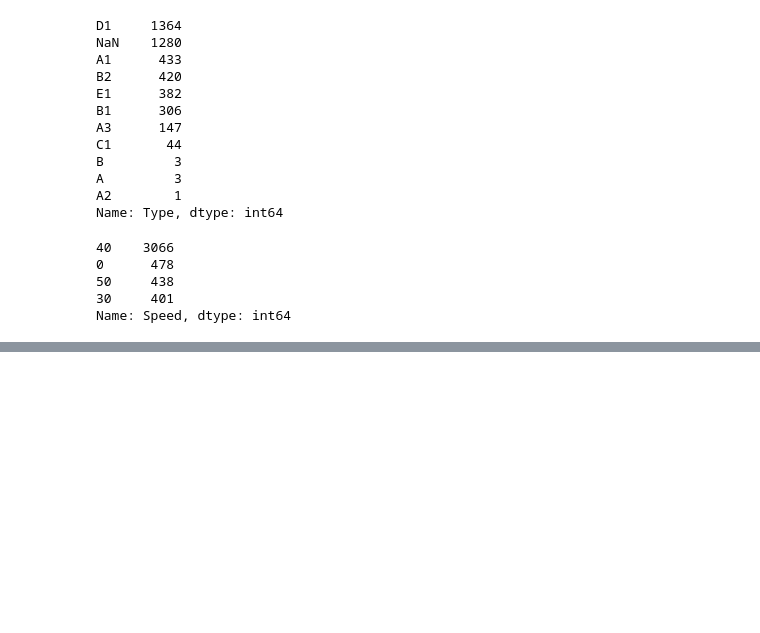
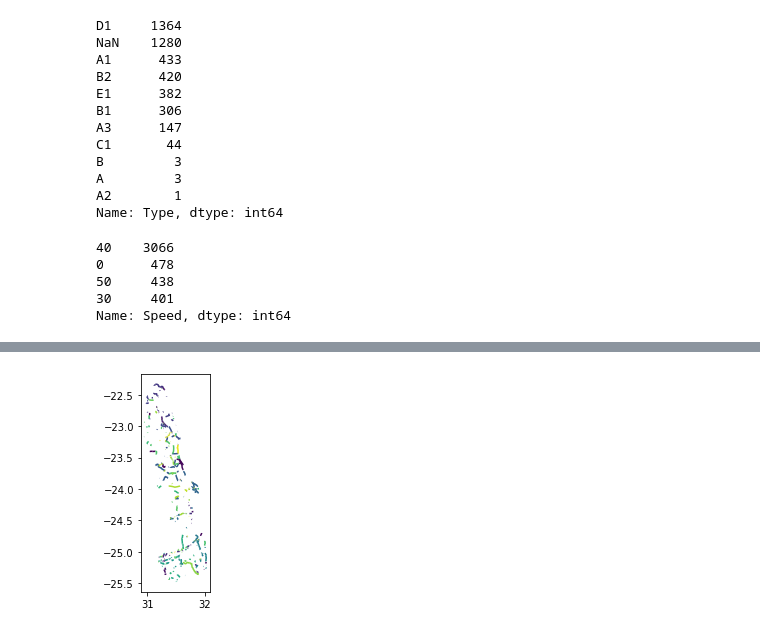
Before and after one commit to MARS-Group-HAW/model-knp-traffic, a Jupyter notebook: Scenarios/KrugerNationalParkBox/sanparks_res/knp_network_shapefile/Shapefile Analyse.ipynb, the cells around one changed output, grey strips where cells are left out. Drawn from its saved outputs; the diff is of its cells as text; code cells hidden in the pictures; blank space fills up the shorter version.

```diff
--- a/Scenarios/KrugerNationalParkBox/sanparks_res/knp_network_shapefile/Shapefile Analyse.ipynb
+++ b/Scenarios/KrugerNationalParkBox/sanparks_res/knp_network_shapefile/Shapefile Analyse.ipynb
@@ -188,0 +198,5 @@ Name: Speed, dtype: int64
+# %%
+df_disused.plot(cmap="viridis")
+plt.show()
+# %% [output]
+[figure, added]
```
Also changed, not shown: parts of 11 cells of this notebook, 5 other files.
